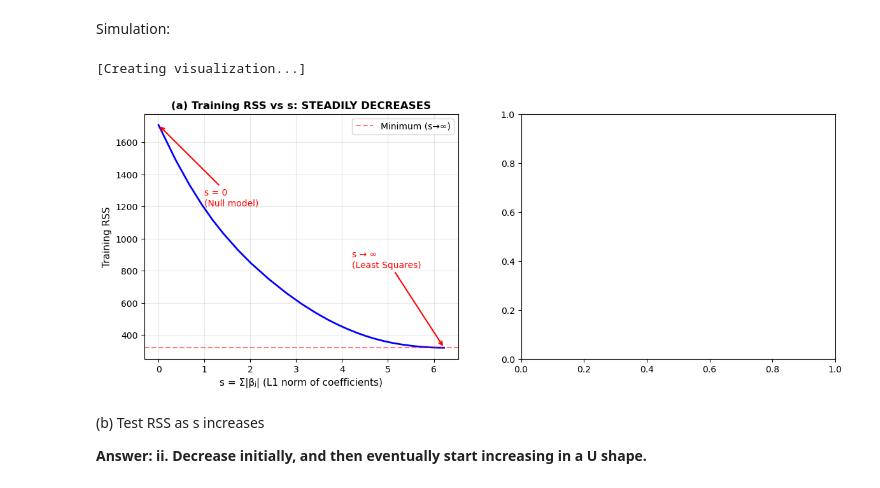
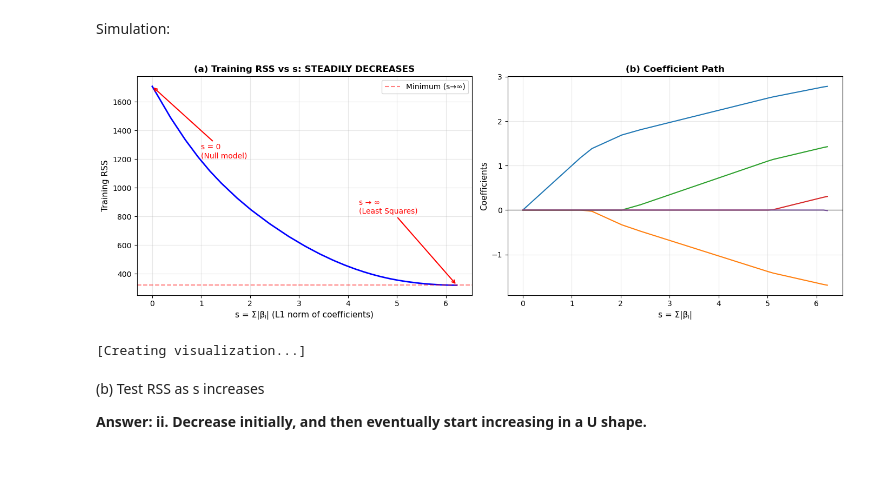
Before and after one commit to zozoking101/An-Introduction-to-Statistical-Learning-with-Applications-in-Python, a Jupyter notebook: 6_Linear_Model_Selection_and_Regularization/Chapter_6.ipynb, the cells around one changed output. Saved outputs shown, nothing was run; the diff lists cells and outputs as text; code cells hidden in the pictures.

```diff
--- a/6_Linear_Model_Selection_and_Regularization/Chapter_6.ipynb
+++ b/6_Linear_Model_Selection_and_Regularization/Chapter_6.ipynb
@@ -2455,35 +2455,53 @@ for alpha in alphas:
     lasso.fit(X_scaled, y)
     y_pred = lasso.predict(X_scaled)
     rss = np.sum((y - y_pred) ** 2)
     train_rss.append(rss)
     coef_norms.append(np.sum(np.abs(lasso.coef_)))
 
 # Plot
 fig, axes = plt.subplots(1, 2, figsize=(14, 5))
 
 ax = axes[0]
 ax.plot(coef_norms, train_rss, 'b-', linewidth=2)
 ax.set_xlabel('s = Σ|βⱼ| (L1 norm of coefficients)', fontsize=11)
 ax.set_ylabel('Training RSS', fontsize=11)
 ax.set_title('(a) Training RSS vs s: STEADILY DECREASES', fontsize=12, fontweight='bold')
 ax.grid(True, alpha=0.3)
 ax.axhline(y=min(train_rss), color='r', linestyle='--', alpha=0.5, label='Minimum (s→∞)')
 ax.legend()
 
 # Annotate
 ax.annotate('s = 0\n(Null model)', xy=(0, train_rss[0]),
             xytext=(1, train_rss[0] - 500),
             arrowprops=dict(arrowstyle='->', color='red', lw=1.5),
             fontsize=10, color='red')
 ax.annotate('s → ∞\n(Least Squares)', xy=(coef_norms[-1], train_rss[-1]),
             xytext=(coef_norms[-1] - 2, train_rss[-1] + 500),
             arrowprops=dict(arrowstyle='->', color='red', lw=1.5),
             fontsize=10, color='red')
 
+ax2 = axes[1]
+
+all_coefs = []
+for alpha in alphas:
+    lasso = Lasso(alpha=alpha, max_iter=10000)
+    lasso.fit(X_scaled, y)
+    all_coefs.append(lasso.coef_)
+
+ax2.plot(coef_norms, all_coefs)
+ax2.set_xlabel('s = Σ|βⱼ|', fontsize=11)
+ax2.set_ylabel('Coefficients', fontsize=11)
+ax2.set_title('(b) Coefficient Path', fontsize=12, fontweight='bold')
+ax2.grid(True, alpha=0.3)
+ax2.axhline(0, color='black', lw=1, alpha=0.5)
+
+plt.tight_layout()
+plt.show()
+
 print("\n[Creating visualization...]")
 # %% [output]
+[figure, new version]
 [Creating visualization...]
-[figure, old version]
 # %% [markdown]
 (b) Test RSS as s increases
 
```
Also changed, not shown: parts of 18 cells of this notebook, 3 other files.
